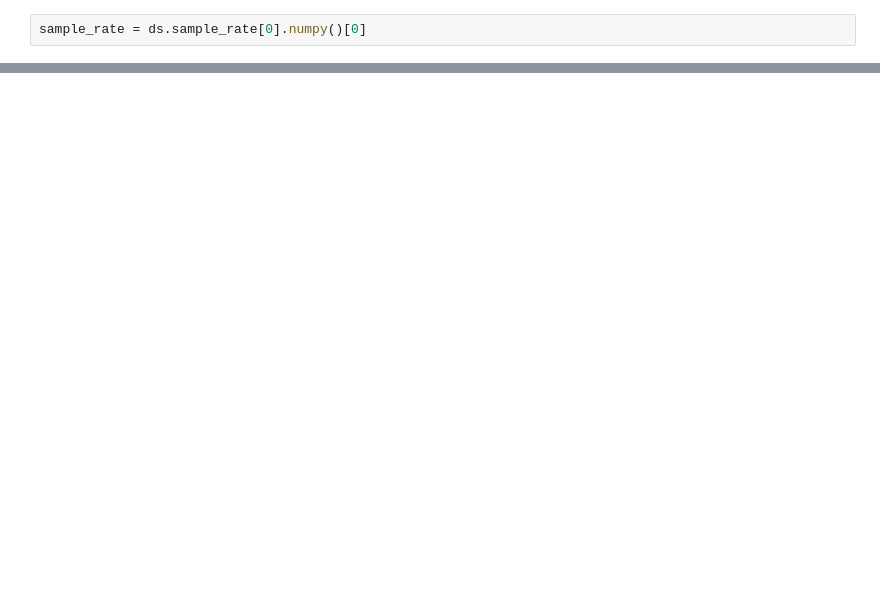
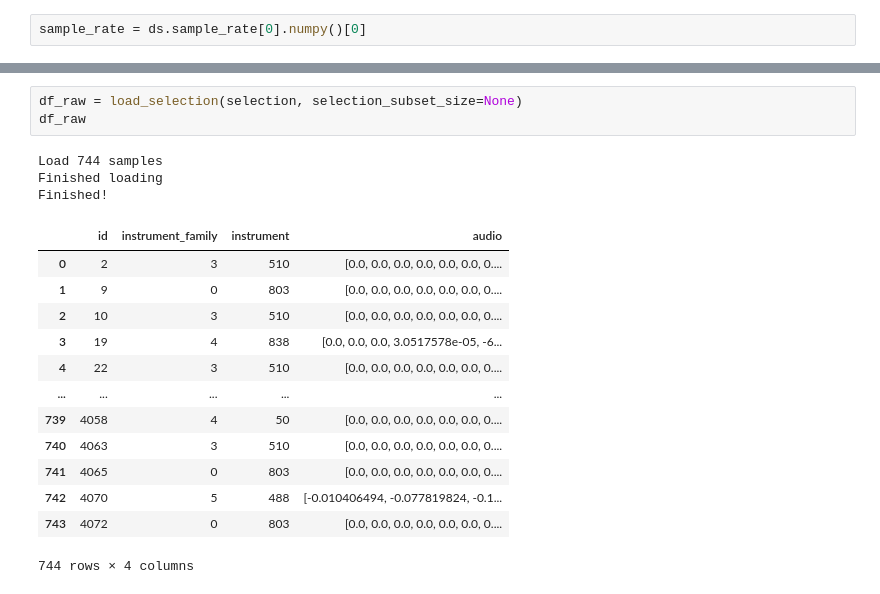
Before and after one commit to jakeval/spectroconv, a Jupyter notebook: data_demo.ipynb, the cells around one changed output, grey strips where cells are left out. Drawn from its saved outputs; the diff is of its cells as text; blank space fills up the shorter version.

```diff
--- a/data_demo.ipynb
+++ b/data_demo.ipynb
@@ -96,0 +197,20 @@ for i in range(number_to_show):
+# %%
+df_raw = load_selection(selection, selection_subset_size=None)
+df_raw
+# %% [output]
+Load 744 samples
+Finished loading
+Finished!
+|  | id | instrument_family | instrument | audio |
+| 0 | 2 | 3 | 510 | [0.0, 0.0, 0.0, 0.0, 0.0, 0.0, 0.... |
+| 1 | 9 | 0 | 803 | [0.0, 0.0, 0.0, 0.0, 0.0, 0.0, 0.... |
+| 2 | 10 | 3 | 510 | [0.0, 0.0, 0.0, 0.0, 0.0, 0.0, 0.... |
+| 3 | 19 | 4 | 838 | [0.0, 0.0, 0.0, 3.0517578e-05, -6... |
+| 4 | 22 | 3 | 510 | [0.0, 0.0, 0.0, 0.0, 0.0, 0.0, 0.... |
+| ... | ... | ... | ... | ... |
+| 739 | 4058 | 4 | 50 | [0.0, 0.0, 0.0, 0.0, 0.0, 0.0, 0.... |
+| 740 | 4063 | 3 | 510 | [0.0, 0.0, 0.0, 0.0, 0.0, 0.0, 0.... |
+| 741 | 4065 | 0 | 803 | [0.0, 0.0, 0.0, 0.0, 0.0, 0.0, 0.... |
+| 742 | 4070 | 5 | 488 | [-0.010406494, -0.077819824, -0.1... |
+| 743 | 4072 | 0 | 803 | [0.0, 0.0, 0.0, 0.0, 0.0, 0.0, 0.... |
+744 rows × 4 columns
```
Also changed, not shown: parts of 10 cells of this notebook.
